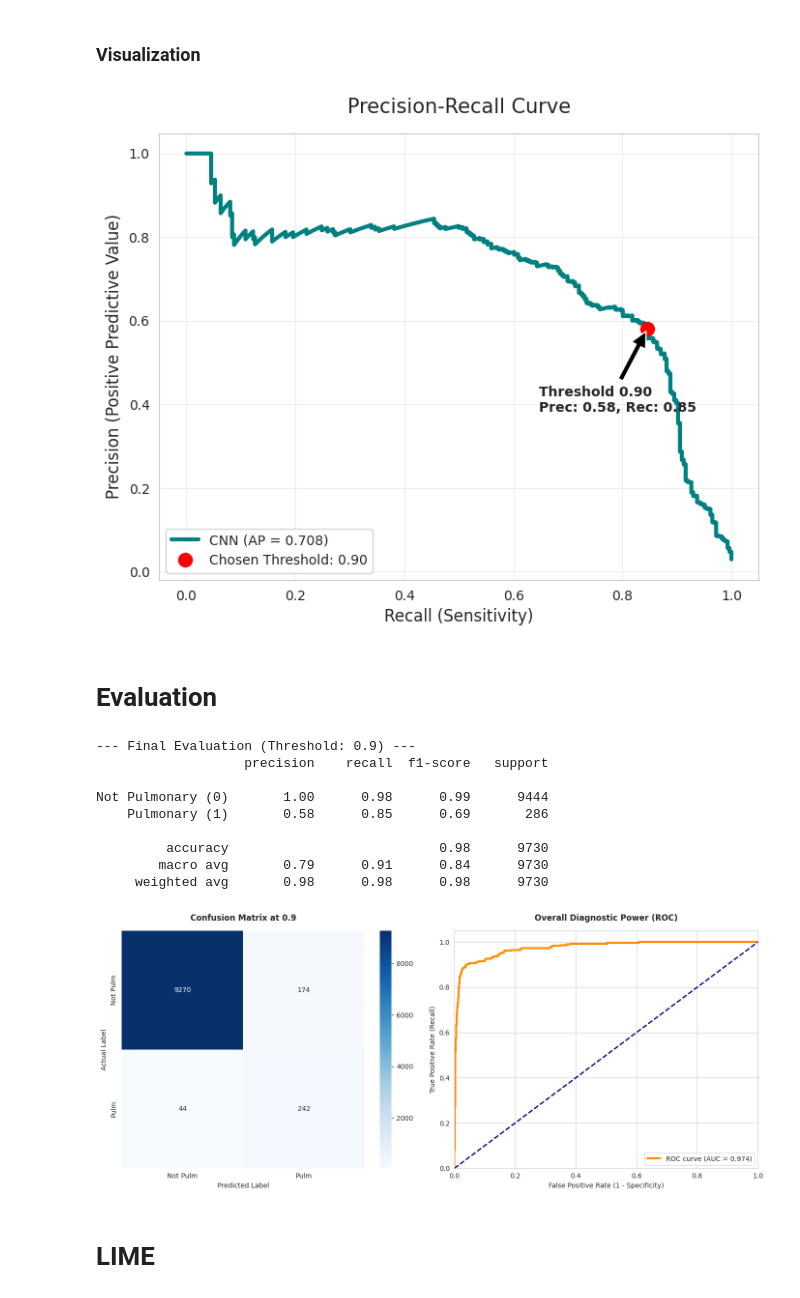
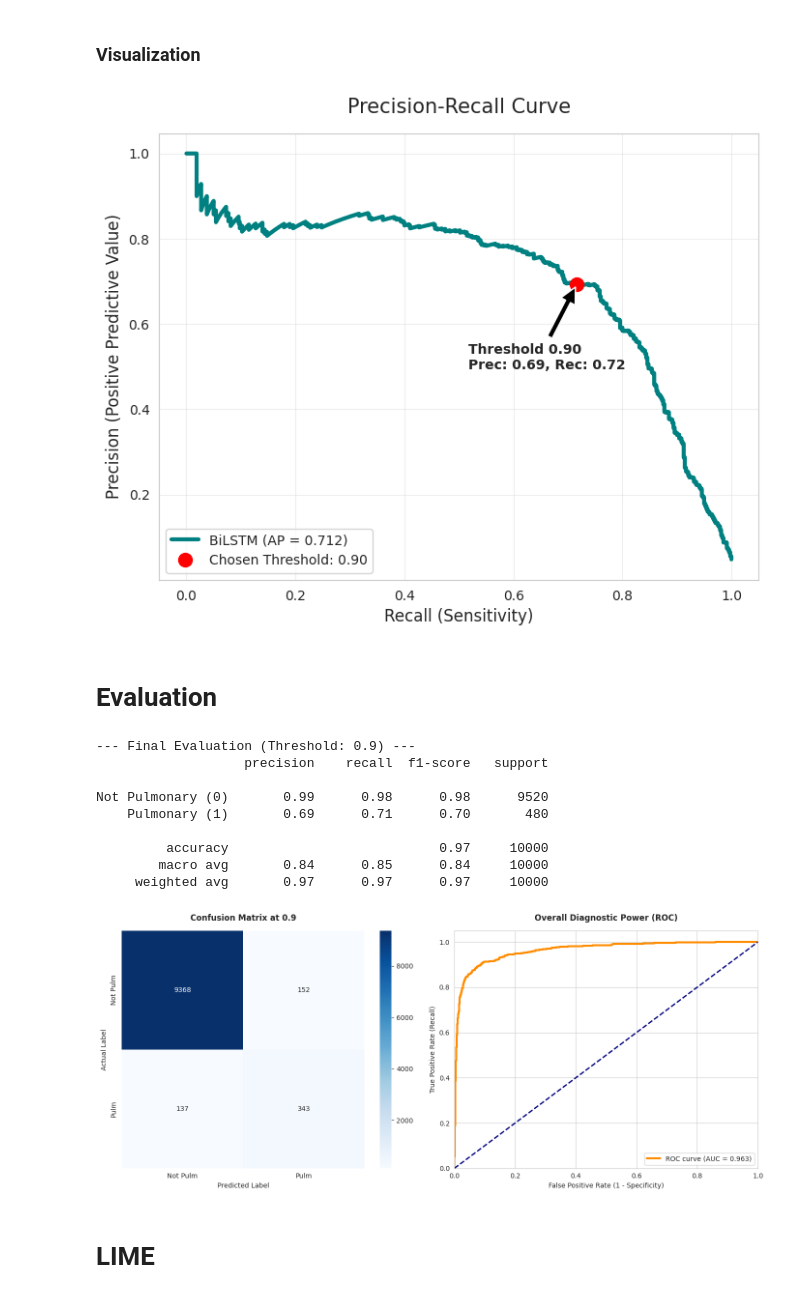
Before and after one commit to Junghokim1031/Week-3-Project-Deep-Learning, a Jupyter notebook: data.ipynb, the cells around one changed output. Saved outputs shown, nothing was run; the diff lists cells and outputs as text; code cells hidden in the pictures.

```diff
--- a/data.ipynb
+++ b/data.ipynb
@@ -55,6 +87,7 @@ set_seeds(42)
 # %%
 # 학습에 사용될 자료
 df['Content'] = df['Title'].fillna('') + ": " + df['abstractText'].fillna('')
+df['Content'] = df['Content'].str.lower()
 df['Content'].head()
 # %% [output]
 |  | Content |
@@ -351,7 +371,7 @@ results = []
 # Early Stopping 설정 (최적의 상태에서 멈추고 가중치 복원)
 early_stop = callbacks.EarlyStopping(
     monitor='val_loss',
-    patience=3,
+    patience=5,
     restore_best_weights=True
 )
 
@@ -524,13 +540,13 @@ plt.show()
 # %% [markdown]
 # Final Model
 # %%
-print("--- Training Final GRU Model ---")
+print("--- Training Final BiLSTM Model ---")
 
-BEST_BATCH_SIZE = 128
+BEST_BATCH_SIZE = 64
 tf.keras.backend.clear_session()
-final_cnn_model = build_model('cnn')
+final_model = build_model('bilstm')
 
-history = final_cnn_model.fit(
+history = final_model.fit(
     X_train, y_train,
     epochs=20,
     batch_size=BEST_BATCH_SIZE,
@@ -599,8 +619,6 @@ print(final_threshold_df.to_string(index=False))
 # %% [markdown]
 ### Visualization
 # %%
-from sklearn.metrics import precision_recall_curve, average_precision_score
-
 # 1. PR 곡선 데이터 계산
 precision, recall, thresholds = precision_recall_curve(y_test, y_pred_probs_final)
 avg_precision = average_precision_score(y_test, y_pred_probs_final)
@@ -608,7 +626,7 @@ avg_precision = average_precision_score(y_test, y_pred_probs_final)
 plt.figure(figsize=(8, 6))
 
 # 2. PR 곡선 그리기
-plt.plot(recall, precision, label=f'CNN (AP = {avg_precision:.3f})', color='teal', lw=3)
+plt.plot(recall, precision, label=f'BiLSTM (AP = {avg_precision:.3f})', color='teal', lw=3)
 
 # 3. 0.9 임계값 지점 찾기 및 표시
 # thresholds는 precision/recall보다 길이가 1 짧으므로 인덱싱에 주의
@@ -627,20 +645,15 @@ plt.legend(loc='lower left')
 plt.grid(True, alpha=0.3)
 plt.show()
 # %% [output]
-[figure, old version]
+[figure, new version]
 # %% [markdown]
 # Evaluation
 # %%
-from sklearn.metrics import classification_report, confusion_matrix, roc_curve, auc
-import matplotlib.pyplot as plt
-import seaborn as sns
-import numpy as np
-
 # 1. 평가를 위한 세팅 (방금 결정하신 0.90 적용)
 CHOSEN_THRESHOLD = 0.90
 
-# ★ 중요: 'current_model'이 아닌 'final_cnn_model'을 사용하세요!
-y_pred_probs = final_cnn_model.predict(X_test, verbose=0)
+# 중요: 'current_model'이 아닌 'final_model'을 사용하세요!
+y_pred_probs = final_model.predict(X_test, verbose=0)
 y_pred = (y_pred_probs > CHOSEN_THRESHOLD).astype(int)
 
 # 2. Classification Report 출력
@@ -651,39 +664,39 @@ print(classification_report(y_test, y_pred, target_names=['Not Pulmonary (0)', '
 fig, (ax1, ax2) = plt.subplots(1, 2, figsize=(14, 6))
 
 # --- Confusion Matrix (임계값의 영향을 직접적으로 보여줍니다) ---
 cm = confusion_matrix(y_test, y_pred)
 sns.heatmap(cm, annot=True, fmt='d', cmap='Blues', ax=ax1,
             xticklabels=['Not Pulm', 'Pulm'], yticklabels=['Not Pulm', 'Pulm'])
 ax1.set_title(f'Confusion Matrix at {CHOSEN_THRESHOLD}', fontweight='bold', pad=15)
 ax1.set_ylabel('Actual Label')
 ax1.set_xlabel('Predicted Label')
 
 # --- ROC Curve (임계값과 상관없이 모델의 전체적인 성능을 보여줍니다) ---
 fpr, tpr, _ = roc_curve(y_test, y_pred_probs)
 roc_auc = auc(fpr, tpr)
 
 ax2.plot(fpr, tpr, color='darkorange', lw=3, label=f'ROC curve (AUC = {roc_auc:.3f})')
 ax2.plot([0, 1], [0, 1], color='navy', lw=2, linestyle='--')
 ax2.set_xlim([0.0, 1.0])
 ax2.set_ylim([0.0, 1.05])
 ax2.set_xlabel('False Positive Rate (1 - Specificity)')
 ax2.set_ylabel('True Positive Rate (Recall)')
 ax2.set_title('Overall Diagnostic Power (ROC)', fontweight='bold', pad=15)
 ax2.legend(loc="lower right")
 
 plt.tight_layout()
 plt.show()
 # %% [output]
 --- Final Evaluation (Threshold: 0.9) ---
                    precision    recall  f1-score   support
 
-Not Pulmonary (0)       1.00      0.98      0.99      9444
-    Pulmonary (1)       0.58      0.85      0.69       286
+Not Pulmonary (0)       0.99      0.98      0.98      9520
+    Pulmonary (1)       0.69      0.71      0.70       480
 
-         accuracy                           0.98      9730
-        macro avg       0.79      0.91      0.84      9730
-     weighted avg       0.98      0.98      0.98      9730
+         accuracy                           0.97     10000
+        macro avg       0.84      0.85      0.84     10000
+     weighted avg       0.97      0.97      0.97     10000
-[figure, old version]
+[figure, new version]
 # %% [markdown]
 # LIME
 # %%
```
Also changed, not shown: parts of 19 cells of this notebook, 37 other files.
